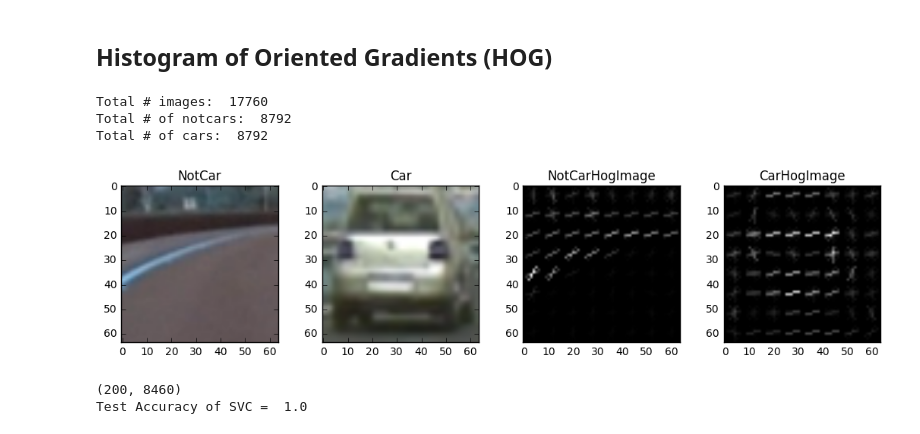
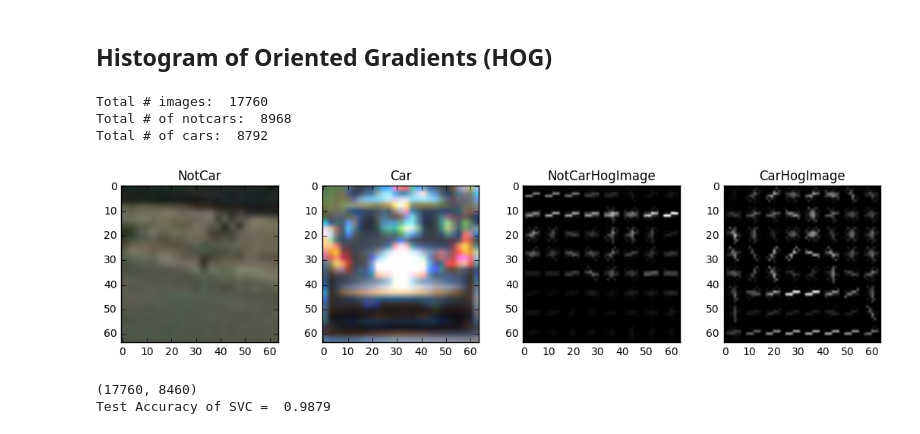
Before and after one commit to mstuefer/CarND-Vehicle-Detection, a Jupyter notebook: Main.ipynb, the cells around one changed output. Drawn from its saved outputs; the diff is of its cells as text; code cells hidden in the pictures.

```diff
--- a/Main.ipynb
+++ b/Main.ipynb
@@ -24,6 +24,12 @@ import glob
 orient = 9  # HOG orientations
 pix_per_cell = 8 # HOG pixels per cell
 cell_per_block = 2 # HOG cells per block
+ystart = 400
+
+ystop = 656
+scale = 1.5
+spatial_size = (32, 32)
+hist_bins = 32
 
 def get_hog_features(img, orient, pix_per_cell, cell_per_block, vis=False, feature_vec=True):
     if vis == True:
@@ -53,43 +59,44 @@ for image in images:
         cars.append(image)
 
 # Balance dataset
 # ...remove some notcars_images
-notcars = notcars[:len(cars)]
+# notcars = notcars[:len(cars)]
+# cars = cars[:len(notcars)]
 
 print("Total # of notcars: ", len(notcars))
 print("Total # of cars: ", len(cars))
 
 ##########################
 # Speedup during testing
-cars = cars[:100]
-notcars = notcars[:100]
+# cars = cars[:1000]
+# notcars = notcars[:1000]
 
-img_ind = np.random.randint(0, len(cars))
+img_ind = np.random.randint(0, min(len(cars), len(notcars)))
 
-notcar = cv2.imread(notcars[img_ind])
-gnotcar = cv2.cvtColor(notcar, cv2.COLOR_BGR2GRAY)
+notcar = mpimg.imread(notcars[img_ind])
+gnotcar = cv2.cvtColor(notcar, cv2.COLOR_RGB2GRAY)
 _, notcar_hog_image = get_hog_features(gnotcar, orient, pix_per_cell, cell_per_block, True, True)
 
-car = cv2.imread(cars[img_ind])
-gcar = cv2.cvtColor(car, cv2.COLOR_BGR2GRAY)
+car = mpimg.imread(cars[img_ind])
+gcar = cv2.cvtColor(car, cv2.COLOR_RGB2GRAY)
 _, car_hog_image = get_hog_features(gcar, orient, pix_per_cell, cell_per_block, True, True)
 
 f, (ax1, ax2, ax3, ax4) = plt.subplots(1, 4, figsize=(10, 8))
 f.tight_layout()
 ax1.imshow(notcar, cmap='gray')
 ax1.set_title('NotCar', fontsize=12)
 ax2.imshow(car, cmap='gray')
 ax2.set_title('Car', fontsize=12)
 ax3.imshow(notcar_hog_image, cmap='gray')
 ax3.set_title('NotCarHogImage', fontsize=12)
 ax4.imshow(car_hog_image, cmap='gray')
 ax4.set_title('CarHogImage', fontsize=12)
 plt.subplots_adjust(left=0., right=1, top=0.9, bottom=0.)
 # %% [output]
 Total # images:  17760
-Total # of notcars:  8792
+Total # of notcars:  8968
 Total # of cars:  8792
-[figure, old version]
+[figure, new version]
 # %%
 # Classifier training
 
@@ -97,13 +104,26 @@ from sklearn.svm import LinearSVC
 from sklearn.preprocessing import StandardScaler
 from sklearn.cross_validation import train_test_split
 
+# def convert_color(img, conv='RGB2YCrCb'):
+def convert_color(img, conv='RGB2YCrCb'):
+    if conv == 'RGB2YCrCb':
+        return cv2.cvtColor(img, cv2.COLOR_RGB2YCrCb)
+    if conv == 'BGR2YCrCb':
+        return cv2.cvtColor(img, cv2.COLOR_BGR2YCrCb)
+    if conv == 'RGB2LUV':
+        return cv2.cvtColor(img, cv2.COLOR_RGB2LUV)
+    if conv == 'RGB2YUV':
+        return cv2.cvtColor(img, cv2.COLOR_RGB2YUV)
+    if conv == 'RGB2HSV':
+        return cv2.cvtColor(img, cv2.COLOR_RGB2HSV)
+
 def bin_spatial(img, size=(32, 32)):
     color1 = cv2.resize(img[:,:,0], size).ravel()
     color2 = cv2.resize(img[:,:,1], size).ravel()
     color3 = cv2.resize(img[:,:,2], size).ravel()
     return np.hstack((color1, color2, color3))
 
-def color_hist(img, nbins=32, bins_range=(0, 256)):
+def color_hist(img, nbins=32):
     channel1_hist = np.histogram(img[:,:,0], bins=nbins)
     channel2_hist = np.histogram(img[:,:,1], bins=nbins)
     channel3_hist = np.histogram(img[:,:,2], bins=nbins)
@@ -112,24 +132,16 @@ def color_hist(img, nbins=32, bins_range=(0, 256)):
     # Return the individual histograms, bin_centers and feature vector
     return hist_features
 
-def extract_features(imgs, cspace='RGB', spatial_size=(32, 32), hist_bins=32, hist_range=(0, 256)):
+def extract_features(imgs, spatial_size=(32, 32), hist_bins=32):
     # Create a list to append feature vectors to
     features = []
+
     # Iterate through the list of images
     for file in imgs:
         # Read in each one by one
         image = mpimg.imread(file)
-        # apply color conversion if other than 'RGB'
-        if cspace != 'RGB':
-            if cspace == 'HSV':
-                feature_image = cv2.cvtColor(image, cv2.COLOR_RGB2HSV)
-            elif cspace == 'LUV':
-                feature_image = cv2.cvtColor(image, cv2.COLOR_RGB2LUV)
-            elif cspace == 'HLS':
-                feature_image = cv2.cvtColor(image, cv2.COLOR_RGB2HLS)
-            elif cspace == 'YUV':
-                feature_image = cv2.cvtColor(image, cv2.COLOR_RGB2YUV)
-        else: feature_image = np.copy(image)
+        image = image.astype(np.float32)/255
+        feature_image = convert_color(image)
 
         # ALL hog_channel
         ch1 = feature_image[:,:,0]
@@ -142,14 +154,14 @@ def extract_features(imgs, cspace='RGB', spatial_size=(32, 32), hist_bins=32, hi
         # Apply bin_spatial() to get spatial color features
         spatial_features = bin_spatial(feature_image, size=spatial_size)
         # Apply color_hist() also with a color space option now
-        hist_features = color_hist(feature_image, nbins=hist_bins, bins_range=hist_range)
+        hist_features = color_hist(feature_image, nbins=hist_bins)
         # Append the new feature vector to the features list
         features.append(np.concatenate((spatial_features, hist_features, hog_features)))
     # Return list of feature vectors
     return features
 
-car_features = extract_features(cars, cspace='RGB', spatial_size=(32, 32), hist_bins=32, hist_range=(0, 256))
-notcar_features = extract_features(notcars, cspace='RGB', spatial_size=(32, 32), hist_bins=32, hist_range=(0, 256))
+car_features = extract_features(cars, spatial_size=spatial_size, hist_bins=hist_bins)
+notcar_features = extract_features(notcars, spatial_size=spatial_size, hist_bins=hist_bins)
 
 if len(car_features) > 0:
     # Create an array stack of feature vectors
@@ -172,7 +184,7 @@ if len(car_features) > 0:
 else:
     raise ValueError("car_features empty")
 # %% [output]
-(200, 8460)
-Test Accuracy of SVC =  1.0
+(17760, 8460)
+Test Accuracy of SVC =  0.9879
 # %%
 # Sliding Window Search
```
Also changed, not shown: parts of 4 cells of this notebook.
